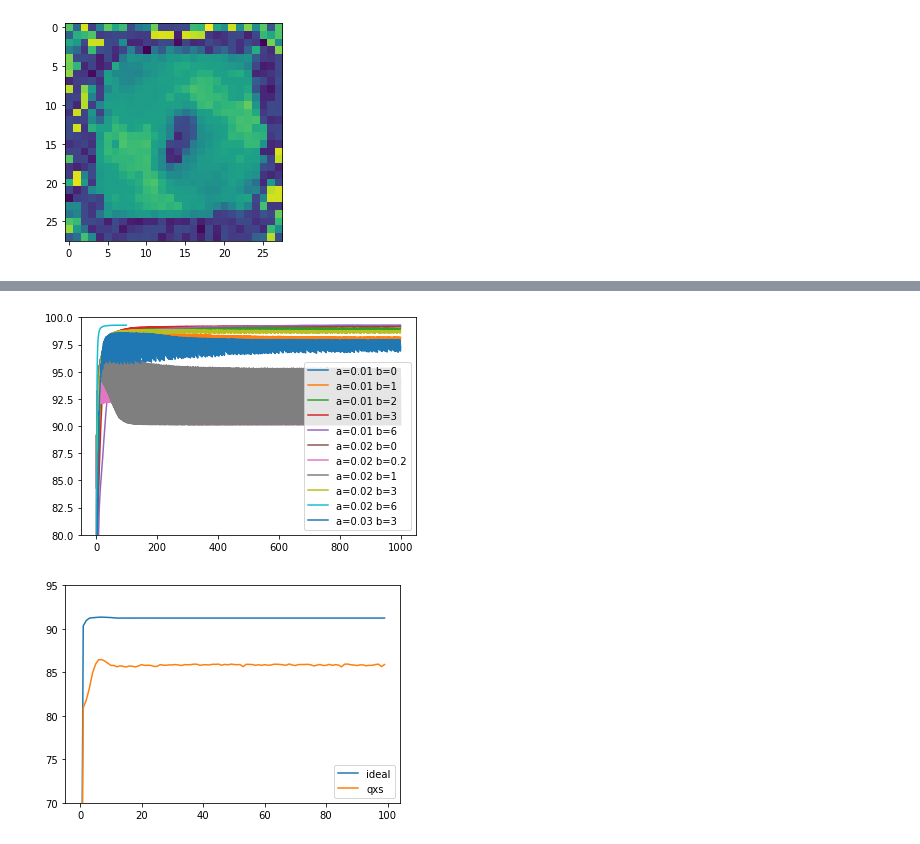
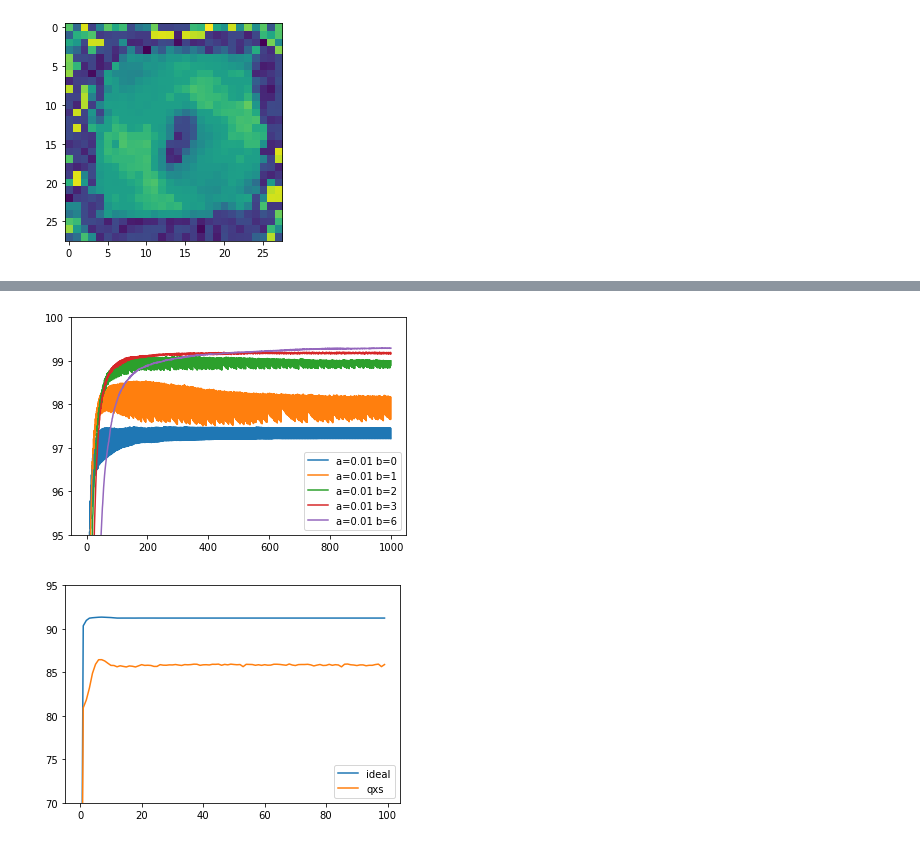
Before and after one commit to ShinATK/JupyterNotebook, a Jupyter notebook: Artificial_Synaptic_Neural_Network/SNN.ipynb, the cells around one changed output, grey strips where cells are left out. Cells and saved outputs as stored; diff of their text form; code cells hidden in the pictures.

```diff
--- a/Artificial_Synaptic_Neural_Network/SNN.ipynb
+++ b/Artificial_Synaptic_Neural_Network/SNN.ipynb
@@ -411,41 +406,41 @@ accus0_002_6 = np.loadtxt(f"accu{reg_num}_a=0.02_b=6.txt")
 
 # a = 0.03
 accus0_003_3 = np.loadtxt(f"accu{reg_num}_a=0.03_b=3.txt")
 
 # a = 0.01
 plt.plot(accus0_001_0,      label='a=0.01 b=0')
 plt.plot(accus0_001_1,      label='a=0.01 b=1')
 plt.plot(accus0_001_2,      label='a=0.01 b=2')
 plt.plot(accus0_001_3,      label='a=0.01 b=3')
 plt.plot(accus0_001_6,      label='a=0.01 b=6')
 # plt.plot(accus0_001_9,      label='a=0.01 b=9')
 # plt.plot(accus0_001_12,     label='a=0.01 b=12')
 # plt.plot(accus0_001_15,     label='a=0.01 b=15')
 
 # a = 0.02
-plt.plot(accus0_002_0,      label='a=0.02 b=0')
-plt.plot(accus0_002_02,     label='a=0.02 b=0.2')
-plt.plot(accus0_002_1,      label='a=0.02 b=1')
-plt.plot(accus0_002_3,      label='a=0.02 b=3')
-plt.plot(accus0_002_6,      label='a=0.02 b=6')
+# plt.plot(accus0_002_0,      label='a=0.02 b=0')
+# plt.plot(accus0_002_02,     label='a=0.02 b=0.2')
+# plt.plot(accus0_002_1,      label='a=0.02 b=1')
+# plt.plot(accus0_002_3,      label='a=0.02 b=3')
+# plt.plot(accus0_002_6,      label='a=0.02 b=6')
 
 # a = 0.03
-plt.plot(accus0_003_3,      label='a=0.03 b=3')
+# plt.plot(accus0_003_3,      label='a=0.03 b=3')
 
-plt.ylim(80, 100)
+plt.ylim(95, 100)
 plt.legend(loc=4)
 plt.show()
 
 # print('accus0 a=0 b=0:  ',  max(accus0_0))
 # print('accus0 a=0 b=1:  ',  max(accus0_1))
 # print('accus0 a=0 b=2:  ',  max(accus0_2))
 # print('accus0 a=0 b=3:  ',  max(accus0_3))
 # print('accus0 a=0 b=6:  ',  max(accus0_6))
 # print('accus0 a=0 b=9:  ',  max(accus0_9))
 # print('accus0 a=0 b=12: ',  max(accus0_12))
 # print('accus0 a=0 b=15: ',  max(accus0_15))
 # %% [output]
-[figure, old version]
+[figure, new version]
 # %%
 ideal = np.loadtxt('accu9_ideal.txt')
 qxs = np.loadtxt('accu9_qxs.txt')
```
Also changed, not shown: parts of 5 cells of this notebook, 3 other files.
